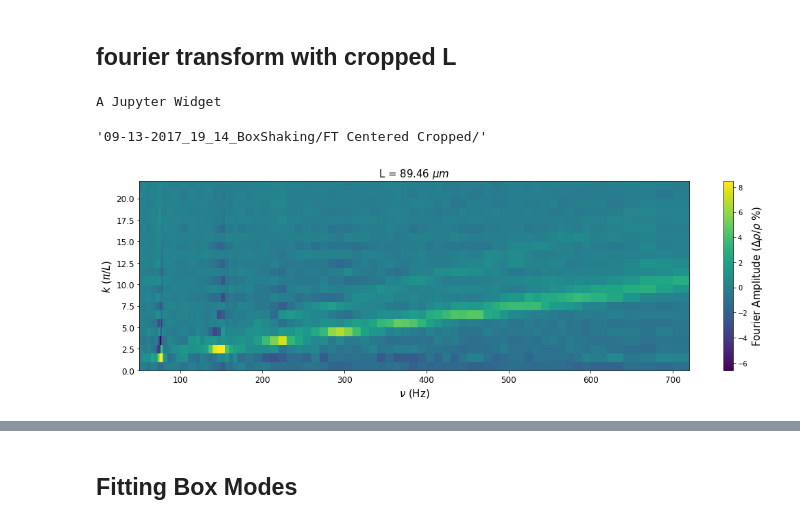
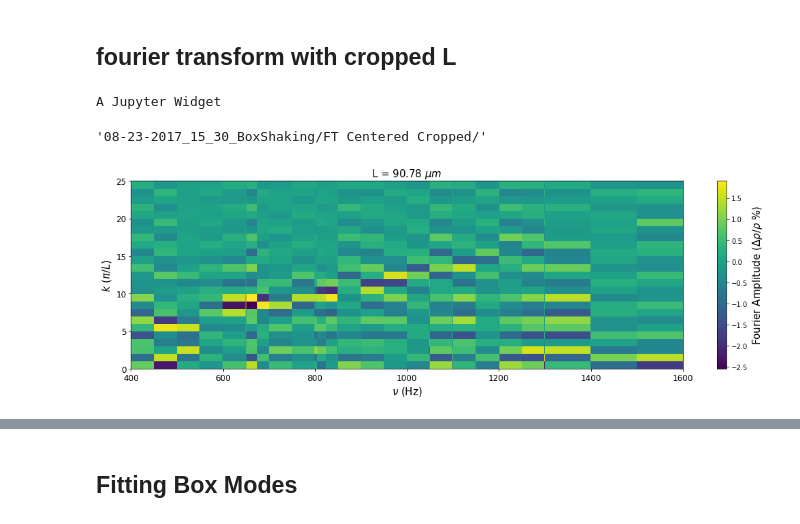
Before and after one commit to ranchop/QCalc, a Jupyter notebook: Box Shaking/Box Shaking Template - in progress.ipynb, the cells around one changed output, grey strips where cells are left out. Cells and saved outputs as stored; diff of their text form; code cells hidden in the pictures.

```diff
--- a/Box Shaking/Box Shaking Template - in progress.ipynb
+++ b/Box Shaking/Box Shaking Template - in progress.ipynb
@@ -63,7 +63,7 @@ df_all = pd.DataFrame()
 # Relevant Parameters
 x_var_name = ['BoxShakeFreq', 'BoxShakeAmp', 'ShakingCycles']
 x_var_label = [r'$\nu$ (Hz)', 'Amplitude (V)', 'Cycles (#)']
-usei = 0
+usei = 1
 x_var_name, x_var_label = x_var_name[usei], x_var_label[usei]
 image_use = 'A'
 # %%
@@ -123,7 +123,7 @@ df_all['bg'] = df_all[background_parameter] == background_value
 # %%
 # Atom Number Filter
 df_all['total_atoms'] = [im.total_atoms for im in tqdm(df_all.image)]
-ax = tp.atom_num_filter(df=df_all, keep=0.07, offset=0.0, display=True, plot=True)
+ax = tp.atom_num_filter(df=df_all, keep=0.15, offset=0.0, display=True, plot=True)
 ax[0].set(ylim=[0.3,None])
 ax[0].plot(df_all.loc[df_all['bg'], 'time'], df_all.loc[df_all['bg'], 'total_atoms']/1e6, 'r.')
 if savefig.value: plt.savefig(suffix + 'AtomNumbersScatter.pdf')
@@ -268,8 +262,8 @@ A Jupyter Widget
 # %%
 # IMPORTANT SETTINGS
 shared_background = True
-proper_center = 'center' # top or center or bottom or none
-zero_z = 'center' # where to put the zero for z top, bottom, center
+proper_center = 'top' # top or center or bottom or none
+zero_z = 'bottom' # where to put the zero for z top, bottom, center
 # %%
 # Begin df_data and allocate images
 threshold_image_num = 1
@@ -548,7 +616,7 @@ os.makedirs(os.path.join(suffix_ft), exist_ok=True)
 suffix_ft
 # %% [output]
 A Jupyter Widget
-'09-13-2017_19_14_BoxShaking/FT Centered Cropped/'
+'08-23-2017_15_30_BoxShaking/FT Centered Cropped/'
 # %%
 shift = 0
 if zero_z == 'center': shift -= Lum/2
@@ -558,33 +626,33 @@ xp = np.linspace(0, Lum, 100) + shift
 # %%
 # Compute FT
 kscale = np.pi/(Lum * 1.07)
-k = np.arange(0, 22 * kscale, 1 * kscale)
+k = np.arange(0, 25 * kscale, 1 * kscale)
 ft = np.array([tp.fourier_transform(*c.trim(xlim=fit_zlim).plotdata, k)[1] for c in df_data['dn/n']]).T
 ft *= 2 * kscale / np.pi
 ft_real = [df_data.index.values, k/kscale, np.real(ft)]
 ft_imag = [df_data.index.values, k/kscale, np.imag(ft)]
 ft_abs = [df_data.index.values, k/kscale, np.abs(ft)]
 
 sign = np.array([1,1,-1,-1,1,1,-1,-1,1,1,-1,-1,1,1,-1,-1,1,1,-1,-1,1,1,-1,-1,1,1,-1,-1,])
 sign = np.meshgrid(np.ones(ft.shape[1]), sign[:ft.shape[0]])[1]
 mult = np.meshgrid(np.ones(ft.shape[1]), np.arange(ft.shape[0]))[1]
 # ft = [df_data.index.values, k/kscale, ft_imag[2] * (mult%2) * sign + ft_real[2] * ((mult+1)%2) * sign]
 ft = [df_data.index.values, k/kscale, ft_imag[2] * (mult%2) * sign + ft_real[2] * ((mult+1)%2) * sign]
 
 # Plots
 clim_ft = np.max(np.abs(ft[2])) * 0.75
 fig = plt.figure(figsize=[15, 5])
 plt.pcolor(*movie_pad(ft), cmap='viridis', vmax=clim_ft, linewidth=0)
 plt.ylabel(r'$k$ ($\pi/L$)', fontsize=15)
 plt.xlabel(x_var_label, fontsize=15)
 plt.title(r'L = {:.2f} $\mu m$'.format(Lum), fontsize=15)
 plt.xticks(fontsize=12)
 plt.yticks(fontsize=12)
 cbr = plt.colorbar()
 cbr.set_label(label=r'Fourier Amplitude ($\Delta \rho / \rho$ %)', fontsize=15)
 plt.tight_layout()
 if savefig.value: plt.savefig(suffix_ft + 'FourierAmpsMovie_viridis.pdf')
 # %% [output]
-[figure, old version]
+[figure, new version]
 # %%
 # Lorentzian Fit Info
```
Also changed, not shown: parts of 32 cells of this notebook, 2 other files.
